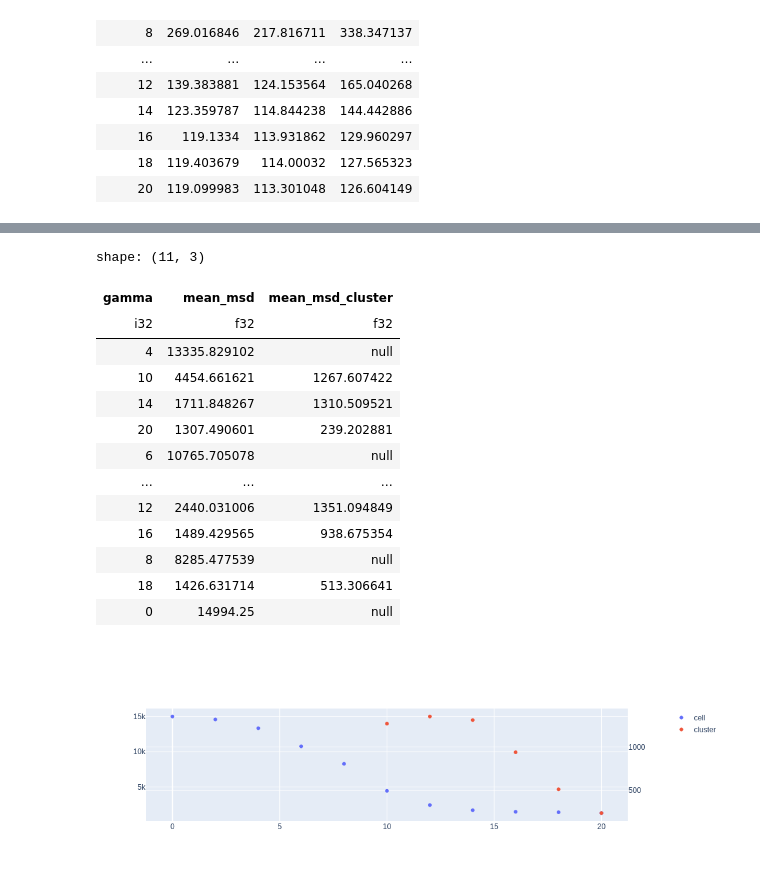
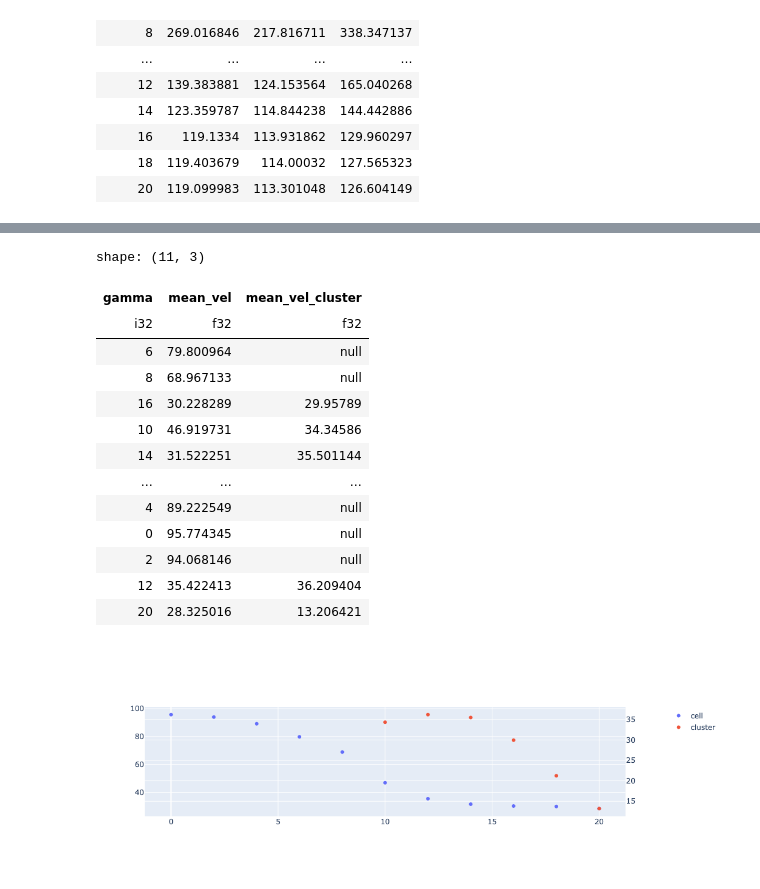
Before and after one commit to aleferna12/cellula-rs, a Jupyter notebook: analyses/cluster_speed.ipynb, the cells around one changed output, grey strips where cells are left out. Saved outputs shown, nothing was run; the diff lists cells and outputs as text; code cells hidden in the pictures.

```diff
--- a/analyses/cluster_speed.ipynb
+++ b/analyses/cluster_speed.ipynb
@@ -15,7 +15,7 @@ for path in Path("../runs/speed/").iterdir():
         replica = int(replica_path.name)
         sim_paths[(gamma, replica)] = replica_path
 # %%
-sims = parse_cells_multiple(sim_paths.values(), 30)
+sims = parse_cells_multiple(sim_paths.values(), 8)
 # %%
 sim_ids = list(sim_paths.keys())
 for i in range(len(sims)):
@@ -175,7 +176,7 @@ fig
 [figure]
 # %%
 cellveldf = celldf.filter(pl.col("time") > 0.5e6).group_by(["gamma", "sim_replica", "index"]).agg(
-    msd=(pl.col("displ").sort_by("time").diff() ** 2).mean()
+    vel=pl.col("displ").sort_by("time").diff().abs().mean()
 )
 cellveldf
 # %% [output]
@@ -200,11 +201,12 @@ px.box(cellveldf, x="gamma", y="msd").update_layout(width=600)
 # %%
 clusterveldf = displdf.sort("time").filter(pl.col("time") > 0.5e6).group_by(["gamma", "sim_replica"]).agg(
-    msd=(
+    vel=(
         pl.col("mean_displ")
             .filter(
                 pl.col("time") < pl.col("time").filter(pl.col("mean_displ") < 200).sort().first()
             )
-            .diff() ** 2
+            .diff()
+            .abs()
     ).mean()
 )
 clusterveldf
@@ -233,40 +235,40 @@ veldf = cellveldf.join(
     ["gamma", "sim_replica"],
     suffix="_cluster"
 ).group_by("gamma").agg(
-    mean_msd=pl.col("msd").mean(),
-    mean_msd_cluster=pl.col("msd_cluster").mean()
+    mean_vel=pl.col("vel").mean(),
+    mean_vel_cluster=pl.col("vel_cluster").mean()
 )
 veldf
 # %% [output]
 shape: (11, 3)
-| gamma | mean_msd | mean_msd_cluster |
+| gamma | mean_vel | mean_vel_cluster |
 | i32 | f32 | f32 |
-| 4 | 13335.829102 | null |
-| 10 | 4454.661621 | 1267.607422 |
-| 14 | 1711.848267 | 1310.509521 |
-| 20 | 1307.490601 | 239.202881 |
-| 6 | 10765.705078 | null |
+| 6 | 79.800964 | null |
+| 8 | 68.967133 | null |
+| 16 | 30.228289 | 29.95789 |
+| 10 | 46.919731 | 34.34586 |
+| 14 | 31.522251 | 35.501144 |
 | … | … | … |
-| 12 | 2440.031006 | 1351.094849 |
-| 16 | 1489.429565 | 938.675354 |
-| 8 | 8285.477539 | null |
-| 18 | 1426.631714 | 513.306641 |
-| 0 | 14994.25 | null |
+| 4 | 89.222549 | null |
+| 0 | 95.774345 | null |
+| 2 | 94.068146 | null |
+| 12 | 35.422413 | 36.209404 |
+| 20 | 28.325016 | 13.206421 |
 # %%
 # Non-linear relationship between cell speed and cluster speed
 # Or it is linear but strength of CIL depends on gamma?
 fig = make_subplots(specs=[[{"secondary_y": True}]])
 fig.add_trace(go.Scatter(
     x=veldf["gamma"],
-    y=veldf["mean_msd"],
+    y=veldf["mean_vel"],
     mode="markers",
     name="cell"
 ))
 fig.add_trace(go.Scatter(
     x=veldf["gamma"],
-    y=veldf["mean_msd_cluster"],
+    y=veldf["mean_vel_cluster"],
     mode="markers",
     name="cluster"
 ), secondary_y=True)
 # %% [output]
-[figure, old version]
+[figure, new version]
```
Also changed, not shown: parts of 9 cells of this notebook, 1 other file.
